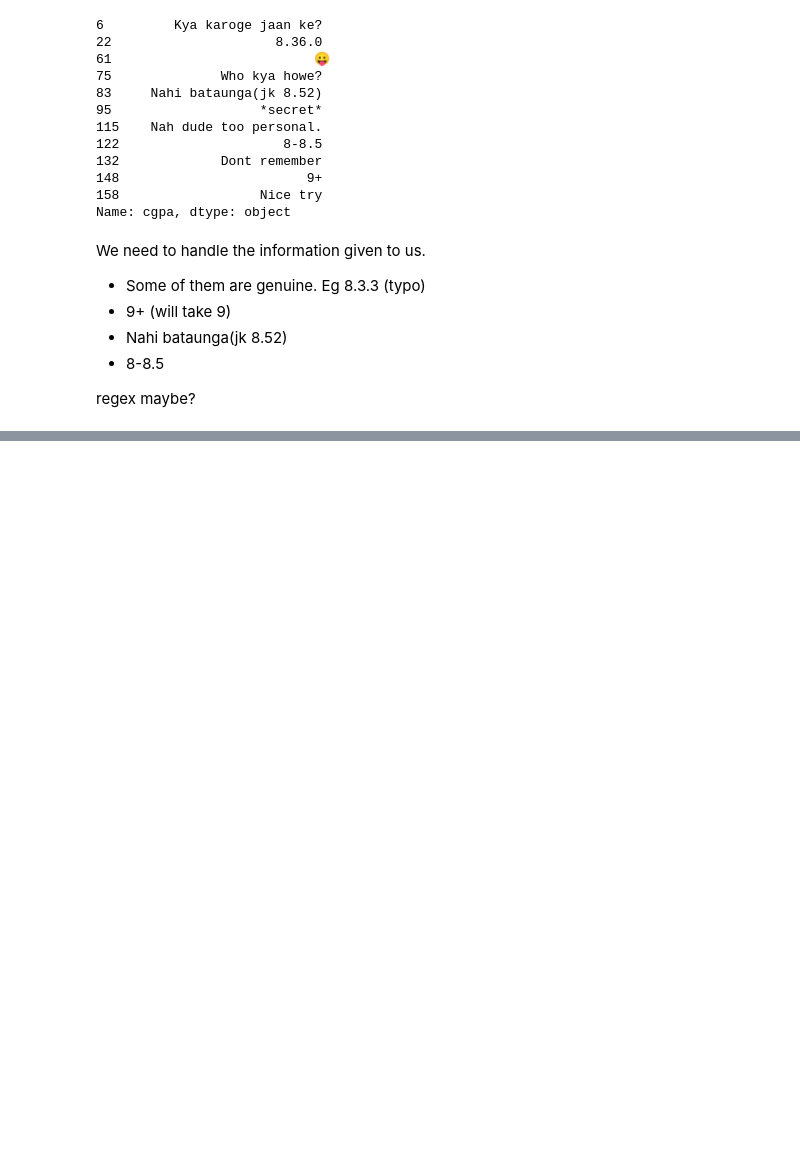
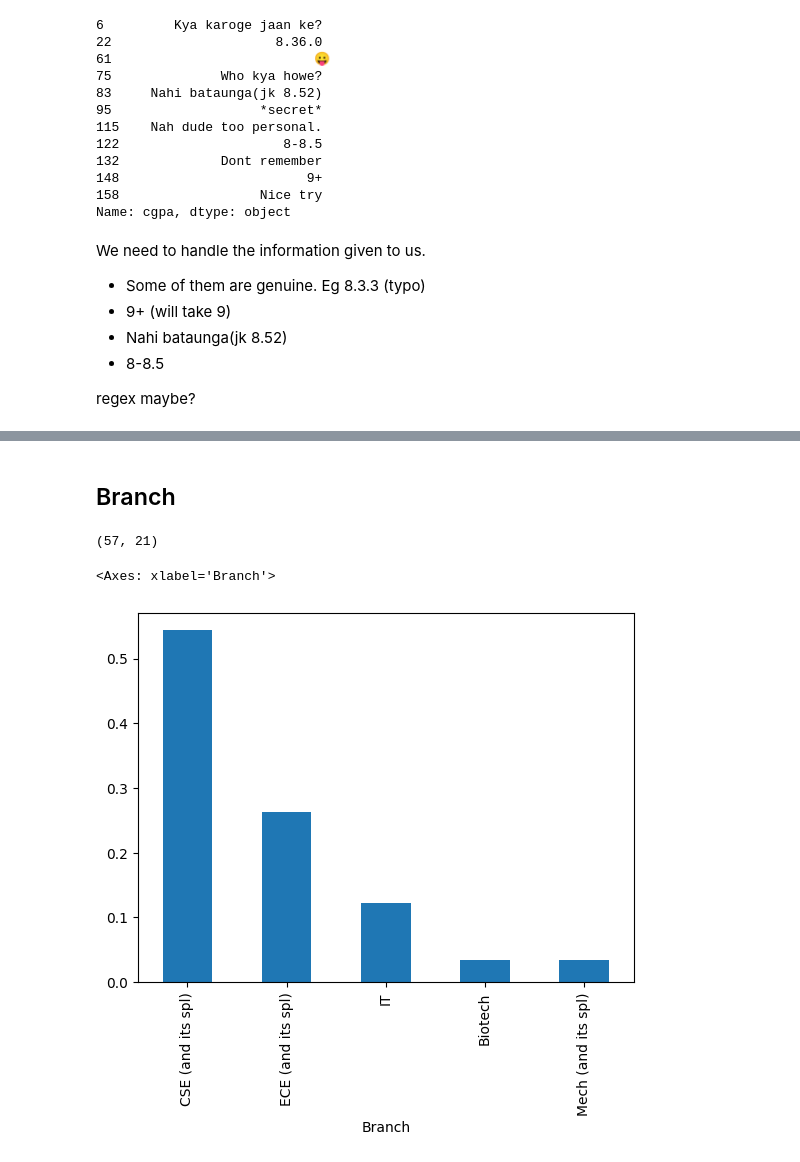
Before and after one commit to anewsha/cgpa_analysis, a Jupyter notebook: data_processing.ipynb, the cells around one changed output, grey strips where cells are left out. Cells and saved outputs as stored; diff of their text form; code cells hidden in the pictures; blank space fills up the shorter version.

```diff
--- a/data_processing.ipynb
+++ b/data_processing.ipynb
@@ -120,8 +122,10 @@ regex maybe?
 import re
 def clean_gpa(gpa):
     gpa = gpa.strip()
-    s =  re.search(r"\d| \d.\d|\d.\d\d", gpa)
+    s =  re.findall(r"\d| \d.\d|\d.\d\d", gpa)
+    i = float((s[0] if isinstance(s,list) else s) if s else "-1")
     # i = float(.join(s).strip())
-    return s
-clean_gpa("9+ Who kya howe? 8.9")
+    # print(i)
+    return i
+clean_gpa(" Kya karoge jaan ke?")
 # %% [output]
@@ -138,3 +158,2 @@ df.head()
 # %%
-x = 1
-(isinstance(x,float) or isinstance(x,int))
+df['cgpa'] = df['cgpa'].apply(lambda x: x if (isinstance(x,float) or isinstance(x,int)) else clean_gpa(x))
@@ -147,0 +160,2 @@ IndexError: list index out of range
+# %%
+df_processed = df.loc[(df['cgpa']>0) & (df['cgpa']<=10)].copy()
@@ -147,0 +204,13 @@ IndexError: list index out of range
+# %% [markdown]
+## Branch
+# %%
+df_9ptrs = df_processed.loc[df_processed['cgpa']>=9]
+df_9ptrs.shape
+# %% [output]
+(57, 21)
+# %%
+# Among 9 pointers, maimum were from CSE. (could be survey sample bias too.)
+df_9ptrs['Branch'].value_counts(normalize=True).plot(kind='bar')
+# %% [output]
+<Axes: xlabel='Branch'>
+[figure, added]
```
Also changed, not shown: parts of 16 cells of this notebook, 11 other files.
